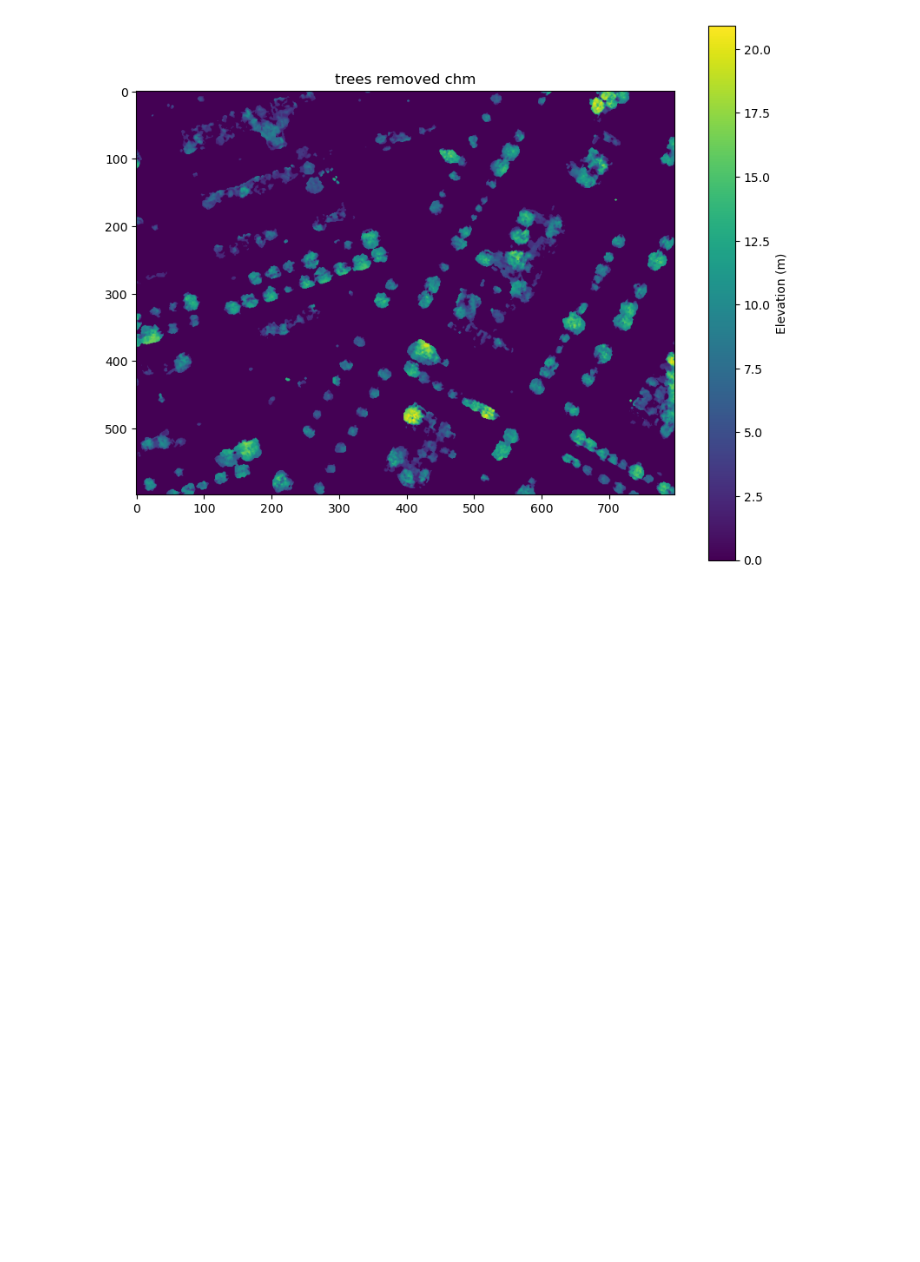
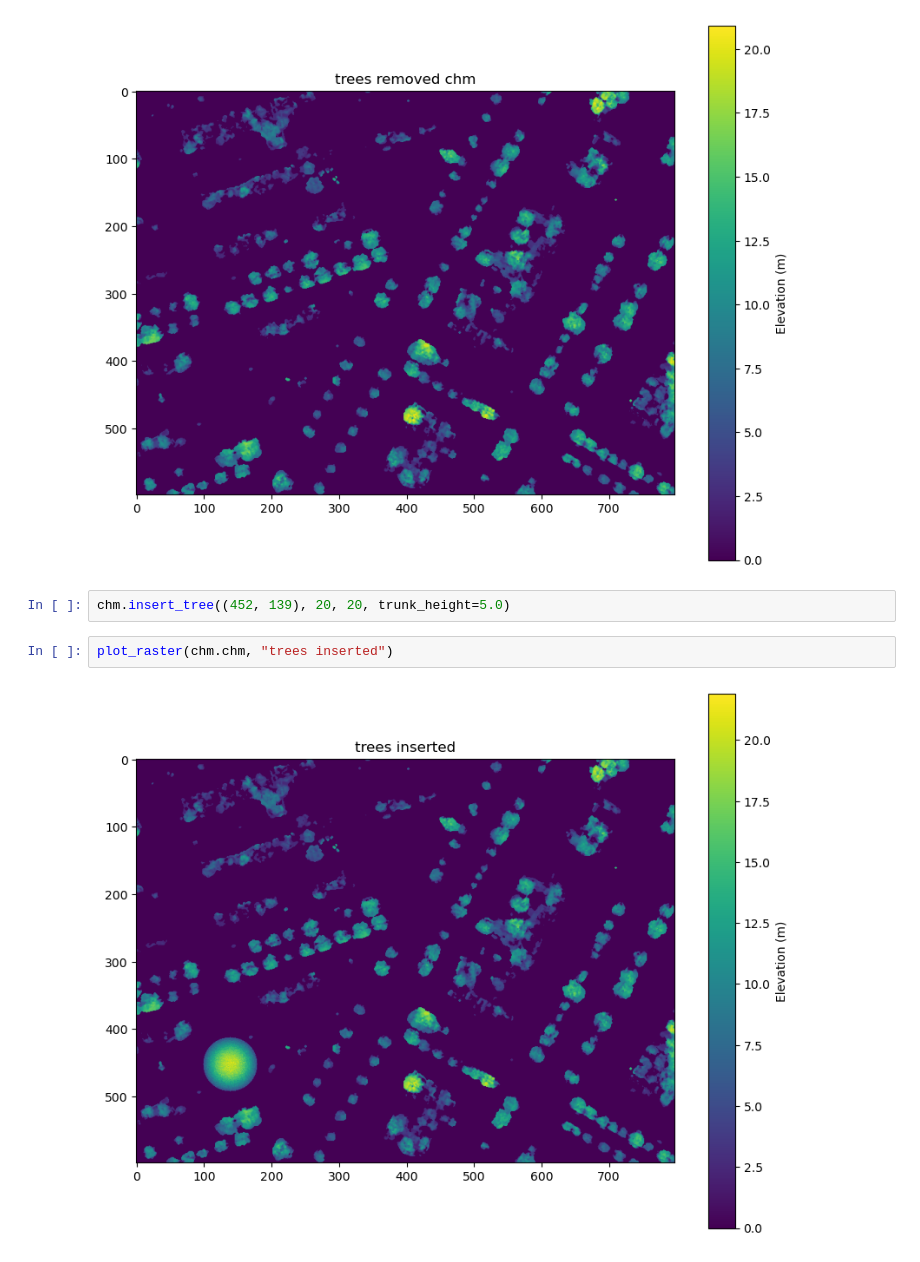
Before and after one commit to jsscmnhn/UMEP_thesis, a Jupyter notebook: j_dataprep/insertion_removal.ipynb, the cells around one changed output. Drawn from its saved outputs; the diff is of its cells as text; blank space fills up the shorter version.

```diff
--- a/j_dataprep/insertion_removal.ipynb
+++ b/j_dataprep/insertion_removal.ipynb
@@ -57,3 +119,9 @@ File written to 'output/updated_chm.tif'
 plot_raster(chm.chm, "trees removed chm")
 # %% [output]
 [figure]
+# %%
+chm.insert_tree((452, 139), 20, 20, trunk_height=5.0)
+# %%
+plot_raster(chm.chm, "trees inserted")
+# %% [output]
+[figure, added]
```
Also changed, not shown: parts of 21 cells of this notebook, 46 other files.
